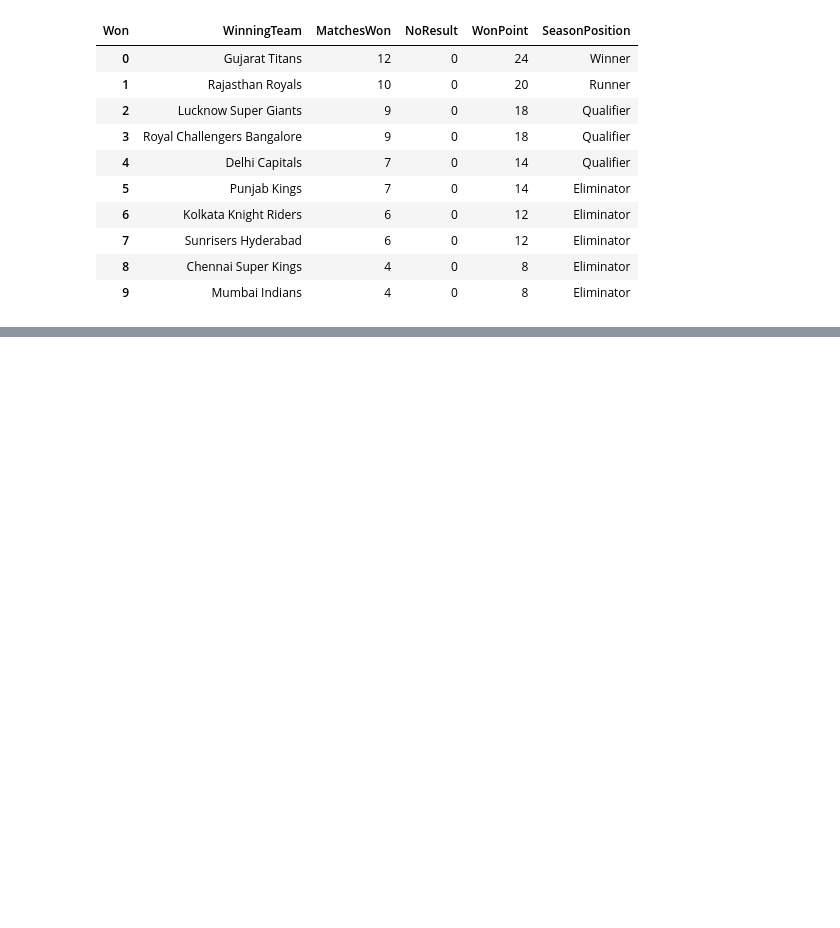
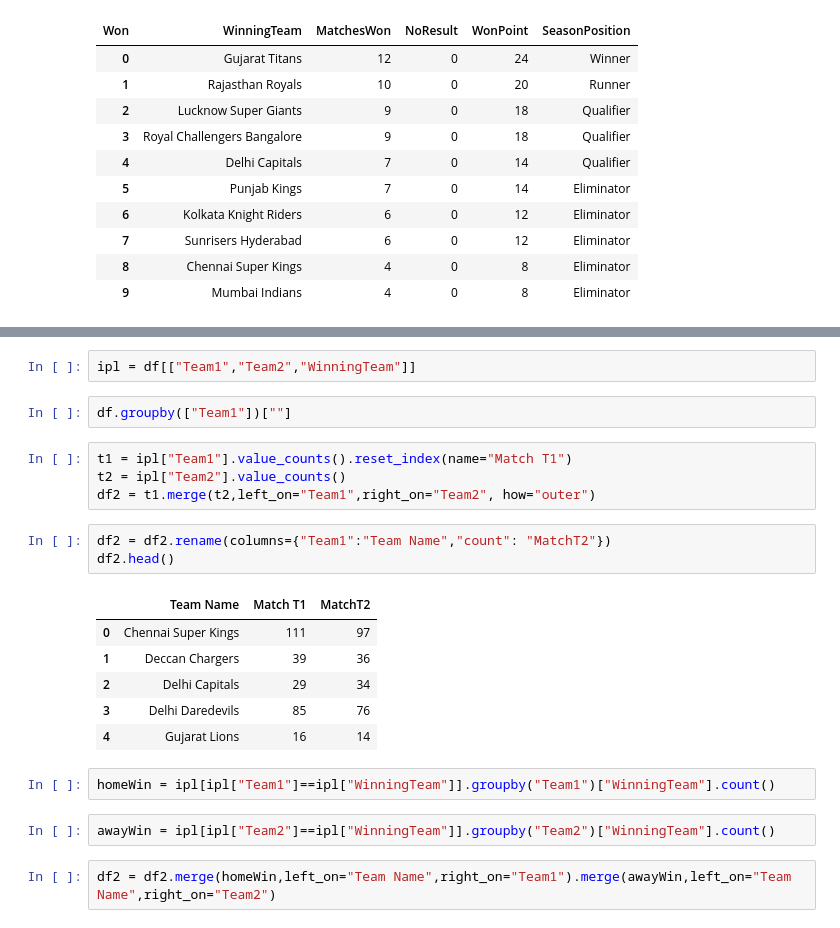
Before and after one commit to hemant087/3_Pandas, a Jupyter notebook: Task/18_tasks.ipynb, the cells around one changed output, grey strips where cells are left out. Drawn from its saved outputs; the diff is of its cells as text; blank space fills up the shorter version.

```diff
--- a/Task/18_tasks.ipynb
+++ b/Task/18_tasks.ipynb
@@ -541,0 +566,24 @@ See the caveats in the documentation: https://pandas.pydata.org/pandas-docs/stab
+# %%
+ipl = df[["Team1","Team2","WinningTeam"]]
+# %%
+df.groupby(["Team1"])[""]
+# %%
+t1 = ipl["Team1"].value_counts().reset_index(name="Match T1")
+t2 = ipl["Team2"].value_counts()
+df2 = t1.merge(t2,left_on="Team1",right_on="Team2", how="outer")
+# %%
+df2 = df2.rename(columns={"Team1":"Team Name","count": "MatchT2"})
+df2.head()
+# %% [output]
+|  | Team Name | Match T1 | MatchT2 |
+| 0 | Chennai Super Kings | 111 | 97 |
+| 1 | Deccan Chargers | 39 | 36 |
+| 2 | Delhi Capitals | 29 | 34 |
+| 3 | Delhi Daredevils | 85 | 76 |
+| 4 | Gujarat Lions | 16 | 14 |
+# %%
+homeWin = ipl[ipl["Team1"]==ipl["WinningTeam"]].groupby("Team1")["WinningTeam"].count()
+# %%
+awayWin = ipl[ipl["Team2"]==ipl["WinningTeam"]].groupby("Team2")["WinningTeam"].count()
+# %%
+df2 = df2.merge(homeWin,left_on="Team Name",right_on="Team1").merge(awayWin,left_on="Team Name",right_on="Team2")
```
Also changed, not shown: parts of 8 cells of this notebook, 4 other files.
